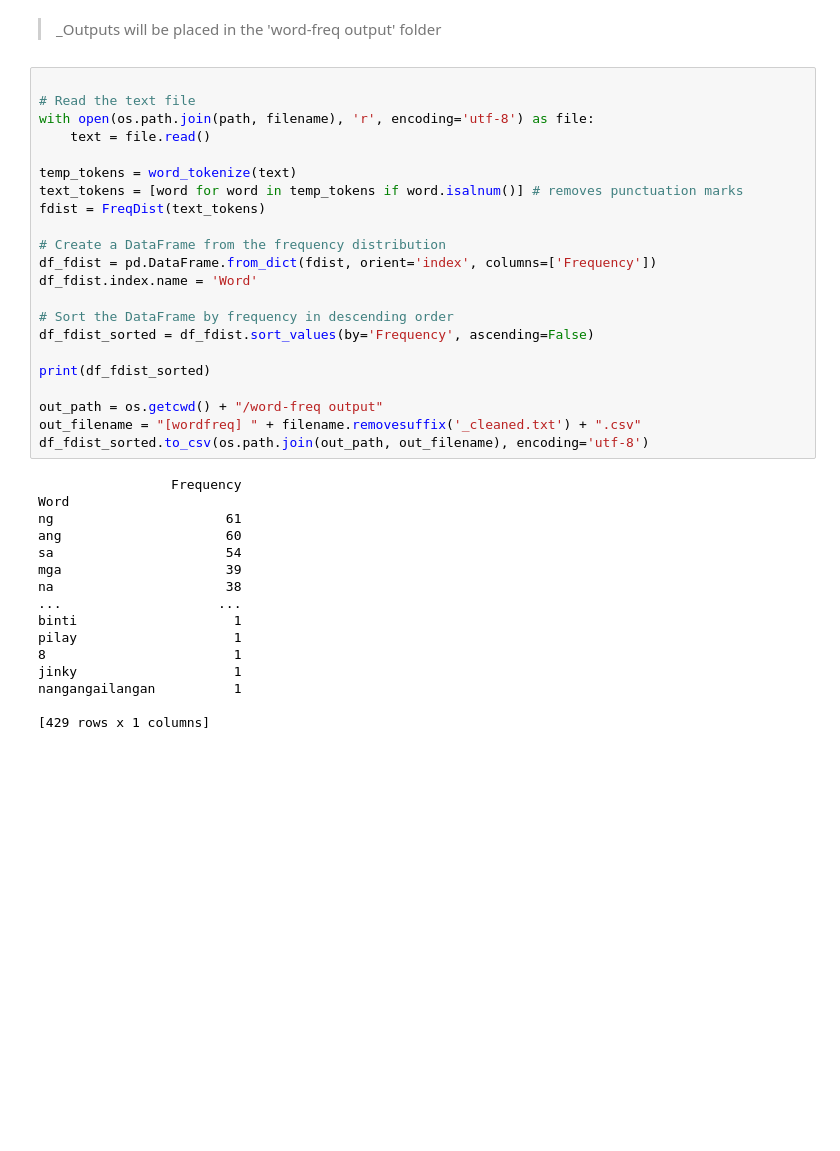
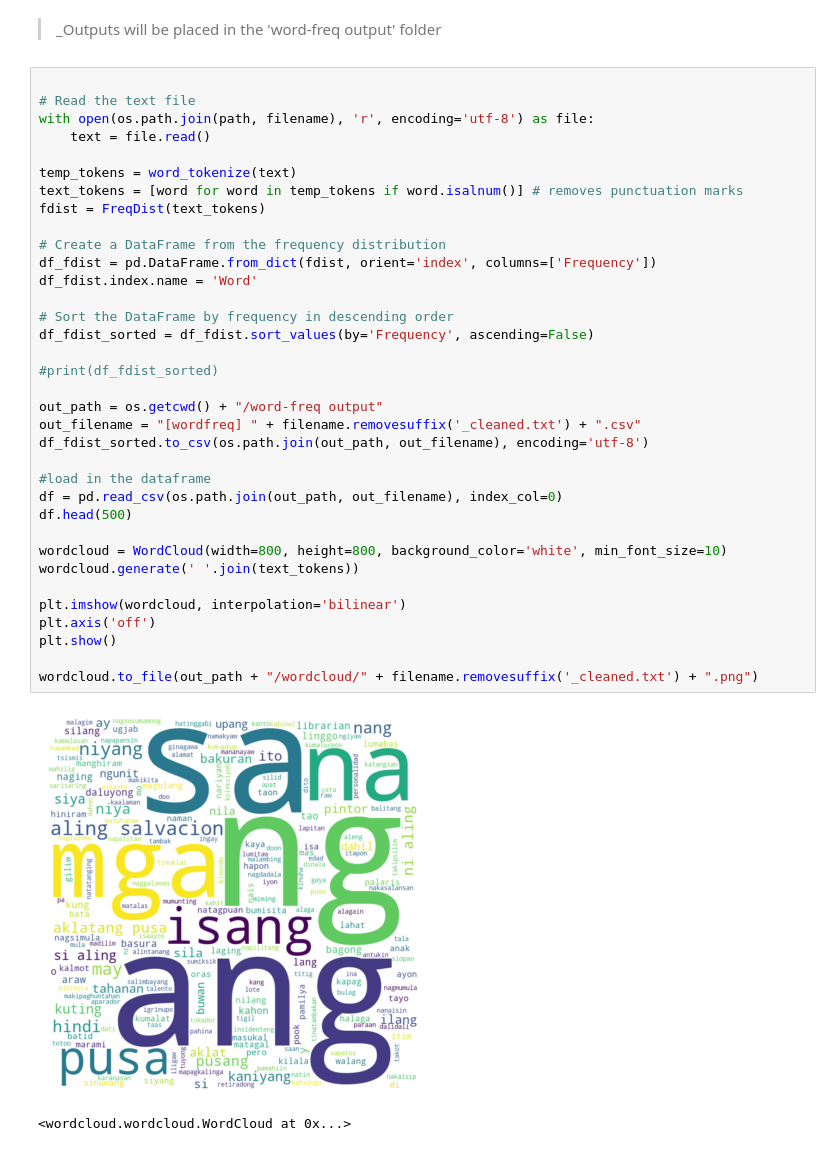
Before and after one commit to aliaolay/Readability-Level-Identifier, a Jupyter notebook: final.ipynb, the cells around one changed output. Saved outputs shown, nothing was run; the diff lists cells and outputs as text; blank space fills up the shorter version.

Commit message:
Added wordcloud for word frequency

```diff
--- a/final.ipynb
+++ b/final.ipynb
@@ -122,38 +127,38 @@ Total syllables in the text file: 2096
 # %%
 
 # Read the text file
 with open(os.path.join(path, filename), 'r', encoding='utf-8') as file:
     text = file.read()
 
 temp_tokens = word_tokenize(text)
 text_tokens = [word for word in temp_tokens if word.isalnum()] # removes punctuation marks
 fdist = FreqDist(text_tokens)
 
 # Create a DataFrame from the frequency distribution
 df_fdist = pd.DataFrame.from_dict(fdist, orient='index', columns=['Frequency'])
 df_fdist.index.name = 'Word'
 
 # Sort the DataFrame by frequency in descending order
 df_fdist_sorted = df_fdist.sort_values(by='Frequency', ascending=False)
 
-print(df_fdist_sorted)
+#print(df_fdist_sorted)
 
 out_path = os.getcwd() + "/word-freq output"
 out_filename = "[wordfreq] " + filename.removesuffix('_cleaned.txt') + ".csv"
 df_fdist_sorted.to_csv(os.path.join(out_path, out_filename), encoding='utf-8')
+
+#load in the dataframe
+df = pd.read_csv(os.path.join(out_path, out_filename), index_col=0)
+df.head(500)
+
+wordcloud = WordCloud(width=800, height=800, background_color='white', min_font_size=10)
+wordcloud.generate(' '.join(text_tokens))
+
+plt.imshow(wordcloud, interpolation='bilinear')
+plt.axis('off')
+plt.show()
+
+wordcloud.to_file(out_path + "/wordcloud/" + filename.removesuffix('_cleaned.txt') + ".png")
 # %% [output]
+[figure, added]
-                 Frequency
-Word
-ng                      61
-ang                     60
-sa                      54
-mga                     39
-na                      38
-...                    ...
-binti                    1
-pilay                    1
-8                        1
-jinky                    1
-nangangailangan          1
-
-[429 rows x 1 columns]
+<wordcloud.wordcloud.WordCloud at 0x...>
```
Also changed, not shown: parts of 3 cells of this notebook, 3 other files.
